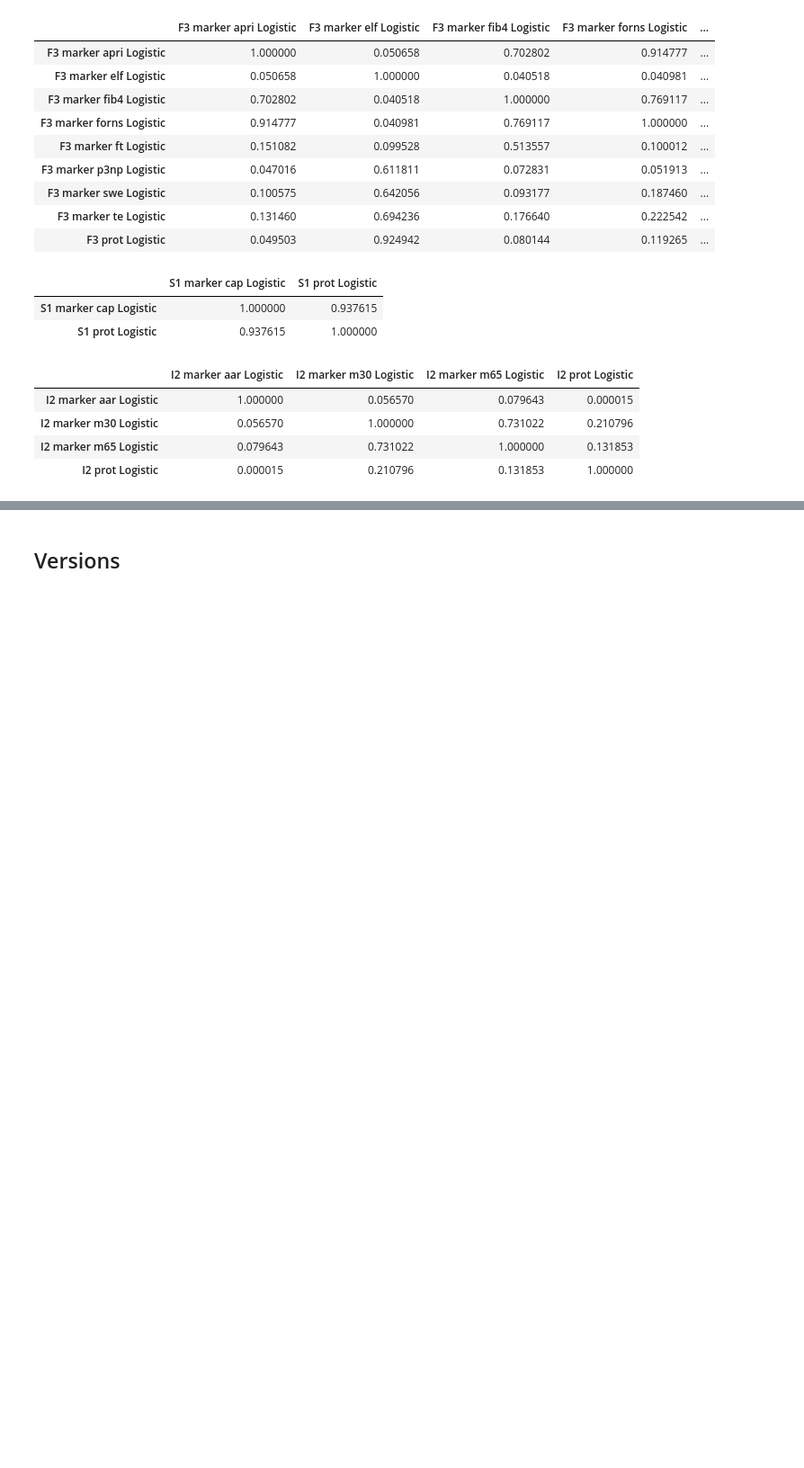
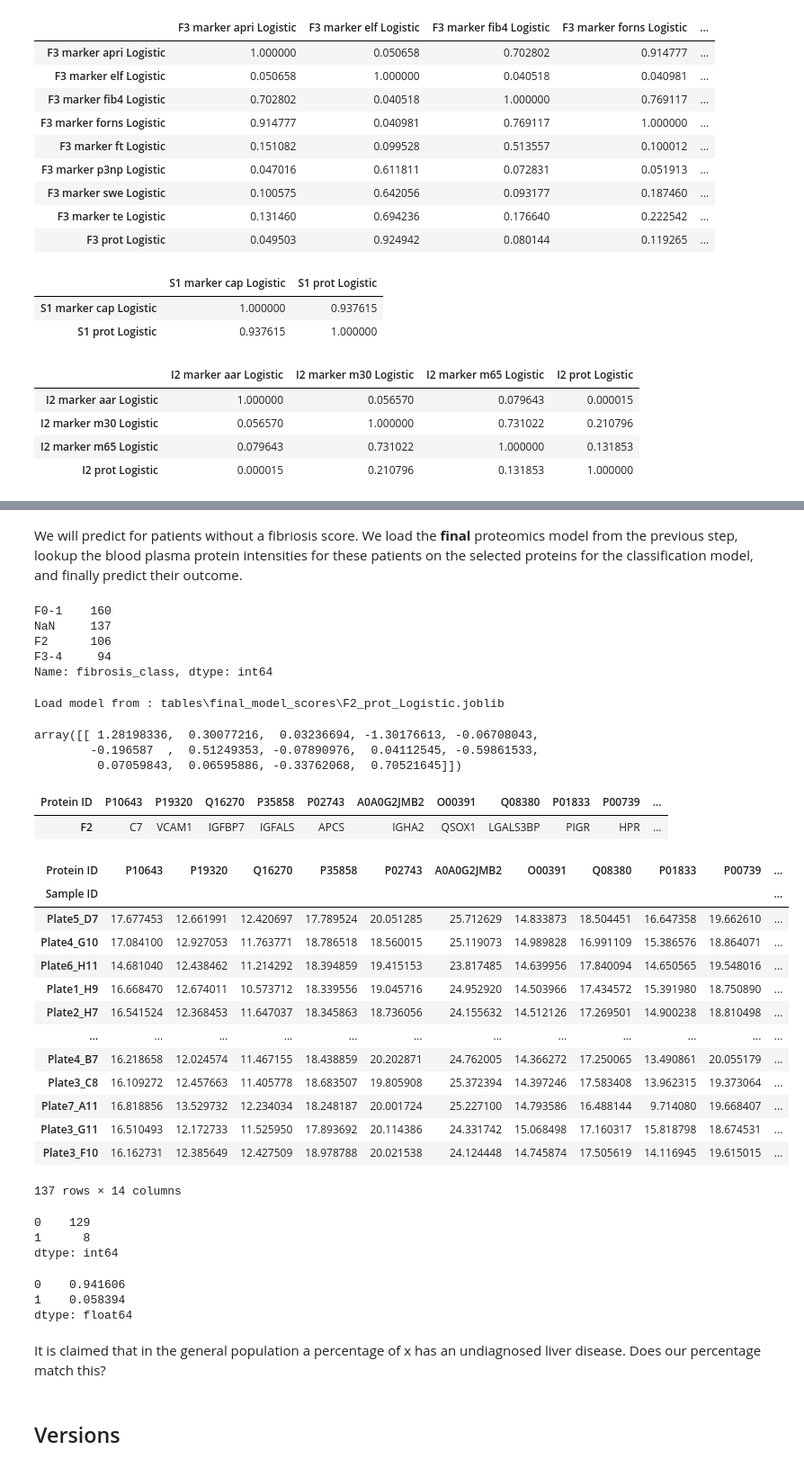
Before and after one commit to llniu/ALD-study, a Jupyter notebook: ald_analysis_hw.ipynb, the cells around one changed output, grey strips where cells are left out. Shown at 90% size. Drawn from its saved outputs; the diff is of its cells as text; code cells hidden in the pictures; blank space fills up the shorter version.

Commit message:
add final model predictions of healthy patients

```diff
--- a/ald_analysis_hw.ipynb
+++ b/ald_analysis_hw.ipynb
@@ -2095,3 +2118,65 @@ for endpoint in end_points:
+# %% [markdown]
+We will predict for patients without a fibriosis score. We load the **final** proteomics model from the previous step, lookup the blood plasma protein intensities for these patients on the selected proteins for the classification model, and finally predict their outcome.
+# %%
+data_cli.fibrosis_class.value_counts(dropna=False)
+# %% [output]
+F0-1    160
+NaN     137
+F2      106
+F3-4     94
+Name: fibrosis_class, dtype: int64
+# %%
+from joblib import load
+f2_final_model_prot = os.path.join('tables', FOLDER_FINAL_SCORES, 'F2_prot_Logistic.joblib')
+print(f"Load model from : {f2_final_model_prot}")
+f2_final_model_prot = load(f2_final_model_prot)
+f2_final_model_prot.coef_
+# %% [output]
+Load model from : tables\final_model_scores\F2_prot_Logistic.joblib
+array([[ 1.28198336,  0.30077216,  0.03236694, -1.30176613, -0.06708043,
+        -0.196587  ,  0.51249353, -0.07890976,  0.04112545, -0.59861533,
+         0.07059843,  0.06595886, -0.33762068,  0.70521645]])
+# %%
+arguments['F2']['proteins'].T
+# %% [output]
+| Protein ID | P10643 | P19320 | Q16270 | P35858 | P02743 | A0A0G2JMB2 | O00391 | Q08380 | P01833 | P00739 | ... |
+| F2 | C7 | VCAM1 | IGFBP7 | IGFALS | APCS | IGHA2 | QSOX1 | LGALS3BP | PIGR | HPR | ... |
+# %%
+healty_cohort_mask = data_cli.fibrosis_class.isna()
+healthy_cohort_indices = healty_cohort_mask[healty_cohort_mask].index
+# data_cli.fibrosis_class.loc[healthy_cohort_indices]
+data_proteomics_f2_healthy = data_proteomics.loc[healthy_cohort_indices, arguments['F2']['proteins'].index]
+data_proteomics_f2_healthy
+# %% [output]
+| Protein ID | P10643 | P19320 | Q16270 | P35858 | P02743 | A0A0G2JMB2 | O00391 | Q08380 | P01833 | P00739 | ... |
+| Sample ID |  |  |  |  |  |  |  |  |  |  | ... |
+| Plate5_D7 | 17.677453 | 12.661991 | 12.420697 | 17.789524 | 20.051285 | 25.712629 | 14.833873 | 18.504451 | 16.647358 | 19.662610 | ... |
+| Plate4_G10 | 17.084100 | 12.927053 | 11.763771 | 18.786518 | 18.560015 | 25.119073 | 14.989828 | 16.991109 | 15.386576 | 18.864071 | ... |
+| Plate6_H11 | 14.681040 | 12.438462 | 11.214292 | 18.394859 | 19.415153 | 23.817485 | 14.639956 | 17.840094 | 14.650565 | 19.548016 | ... |
+| Plate1_H9 | 16.668470 | 12.674011 | 10.573712 | 18.339556 | 19.045716 | 24.952920 | 14.503966 | 17.434572 | 15.391980 | 18.750890 | ... |
+| Plate2_H7 | 16.541524 | 12.368453 | 11.647037 | 18.345863 | 18.736056 | 24.155632 | 14.512126 | 17.269501 | 14.900238 | 18.810498 | ... |
+| ... | ... | ... | ... | ... | ... | ... | ... | ... | ... | ... | ... |
+| Plate4_B7 | 16.218658 | 12.024574 | 11.467155 | 18.438859 | 20.202871 | 24.762005 | 14.366272 | 17.250065 | 13.490861 | 20.055179 | ... |
+| Plate3_C8 | 16.109272 | 12.457663 | 11.405778 | 18.683507 | 19.805908 | 25.372394 | 14.397246 | 17.583408 | 13.962315 | 19.373064 | ... |
+| Plate7_A11 | 16.818856 | 13.529732 | 12.234034 | 18.248187 | 20.001724 | 25.227100 | 14.793586 | 16.488144 | 9.714080 | 19.668407 | ... |
+| Plate3_G11 | 16.510493 | 12.172733 | 11.525950 | 17.893692 | 20.114386 | 24.331742 | 15.068498 | 17.160317 | 15.818798 | 18.674531 | ... |
+| Plate3_F10 | 16.162731 | 12.385649 | 12.427509 | 18.978788 | 20.021538 | 24.124448 | 14.745874 | 17.505619 | 14.116945 | 19.615015 | ... |
+137 rows × 14 columns
+# %%
+healthy_f2_pred = pd.Series(f2_final_model_prot.predict(data_proteomics_f2_healthy), index=data_proteomics_f2_healthy.index)
+healthy_f2_pred.value_counts()
+# %% [output]
+0    129
+1      8
+dtype: int64
+# %%
+healthy_f2_pred.value_counts() / len(healthy_f2_pred)
+# %% [output]
+0    0.941606
+1    0.058394
+dtype: float64
+# %% [markdown]
+It is claimed that in the general population a percentage of x has an undiagnosed liver disease. Does our percentage match this?
 # %% [markdown]
 ## Versions
 # %%
```
Also changed, not shown: parts of 17 cells of this notebook.
